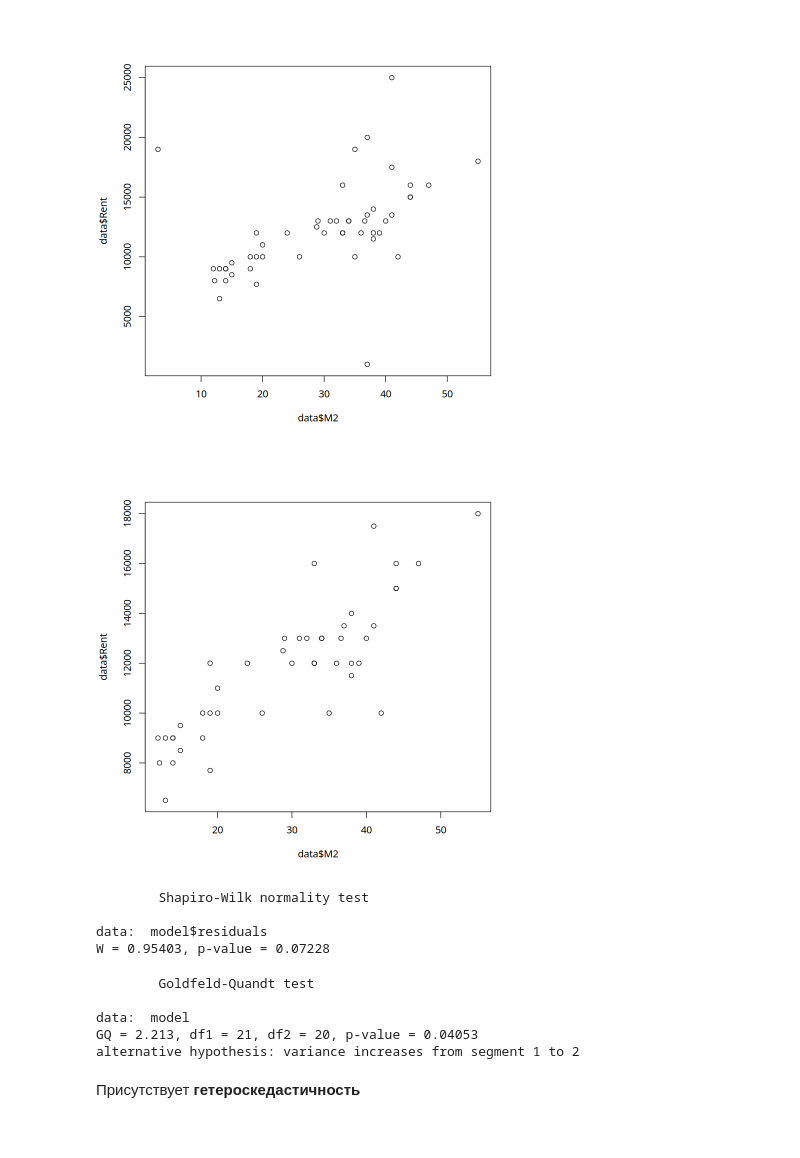
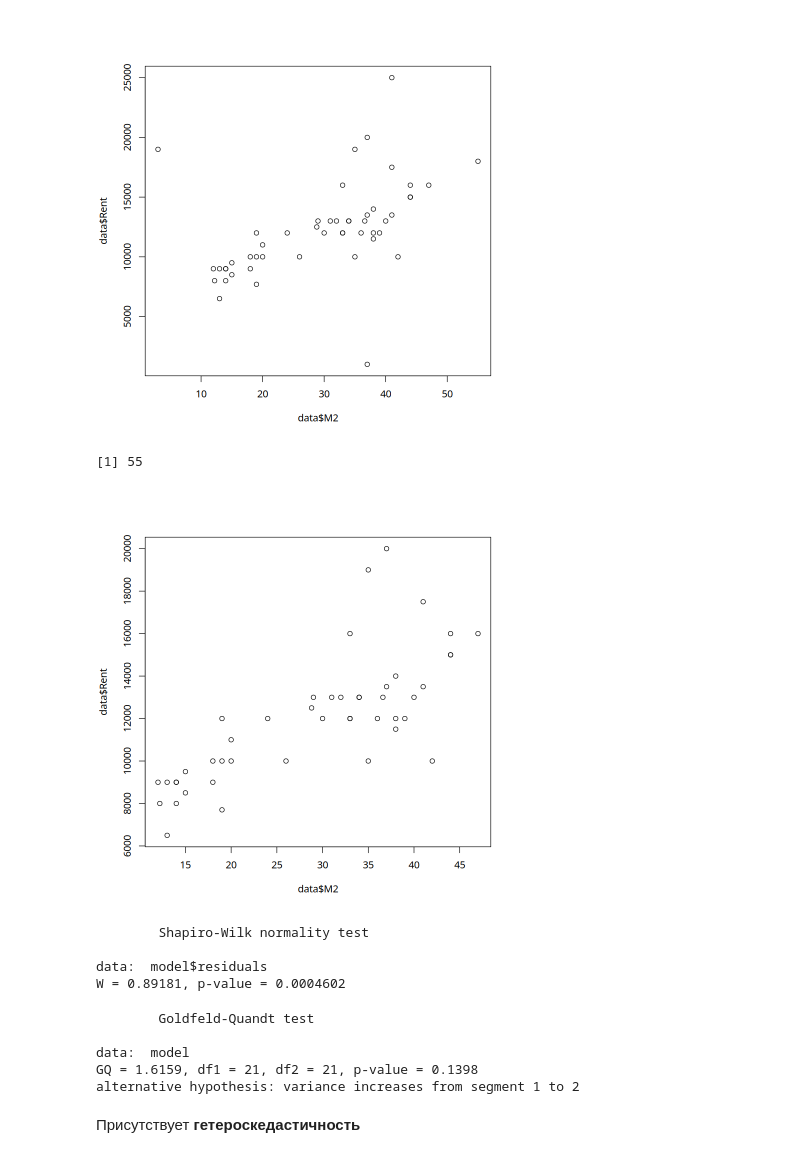
Before and after one commit to Amatikay/Econometrics_labs, a Jupyter notebook: Semester2/Lab-1/main.ipynb, the cells around one changed output. Cells and saved outputs as stored; diff of their text form; code cells hidden in the pictures.

```diff
--- a/Semester2/Lab-1/main.ipynb
+++ b/Semester2/Lab-1/main.ipynb
@@ -170,13 +170,18 @@ Residual standard error: 3474 on 48 degrees of freedom
 Multiple R-squared:  0.2435,    Adjusted R-squared:  0.2278
 F-statistic: 15.45 on 1 and 48 DF,  p-value: 0.0002708
 [figure]
+# %%
+max(data$M2)
+# %% [output]
+[1] 55
 # %%
 data <- data[-which(data$M2 == 3.0),]
-data <- data[-which(data$Rent > 18999),]
-data <- data[-which(data$Rent < 5000),]
+data <- data[-which(data$M2 == 55),] # В регрессию укладывается, но у меня тесты не сходятся. Пробую убрать.
+data <- data[-which(data$Rent == 25000),]
+data <- data[-which(data$Rent == 1000),]
 plot(data$M2  , data$Rent)
 # %% [output]
-[figure, old version]
+[figure, new version]
 # %%
 model <- lm(Rent ~ M2, data = data)
 shapiro.test(model$residuals)
@@ -184,14 +189,14 @@ shapiro.test(model$residuals)
         Shapiro-Wilk normality test
 
 data:  model$residuals
-W = 0.95403, p-value = 0.07228
+W = 0.89181, p-value = 0.0004602
 # %%
 gqtest(model)
 # %% [output]
         Goldfeld-Quandt test
 
 data:  model
-GQ = 2.213, df1 = 21, df2 = 20, p-value = 0.04053
+GQ = 1.6159, df1 = 21, df2 = 21, p-value = 0.1398
 alternative hypothesis: variance increases from segment 1 to 2
 # %% [markdown]
 Присутствует **гетероскедастичность**
```
Also changed, not shown: parts of 14 cells of this notebook.
